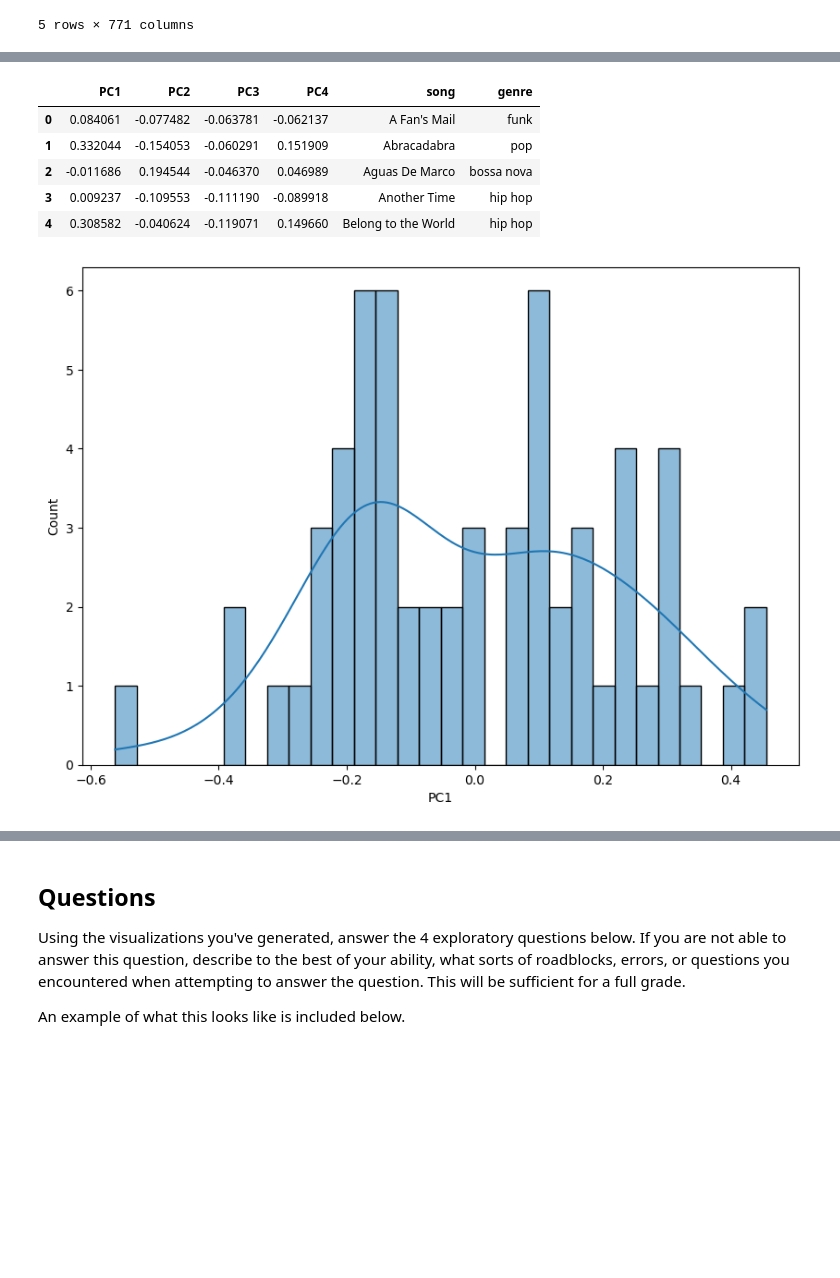
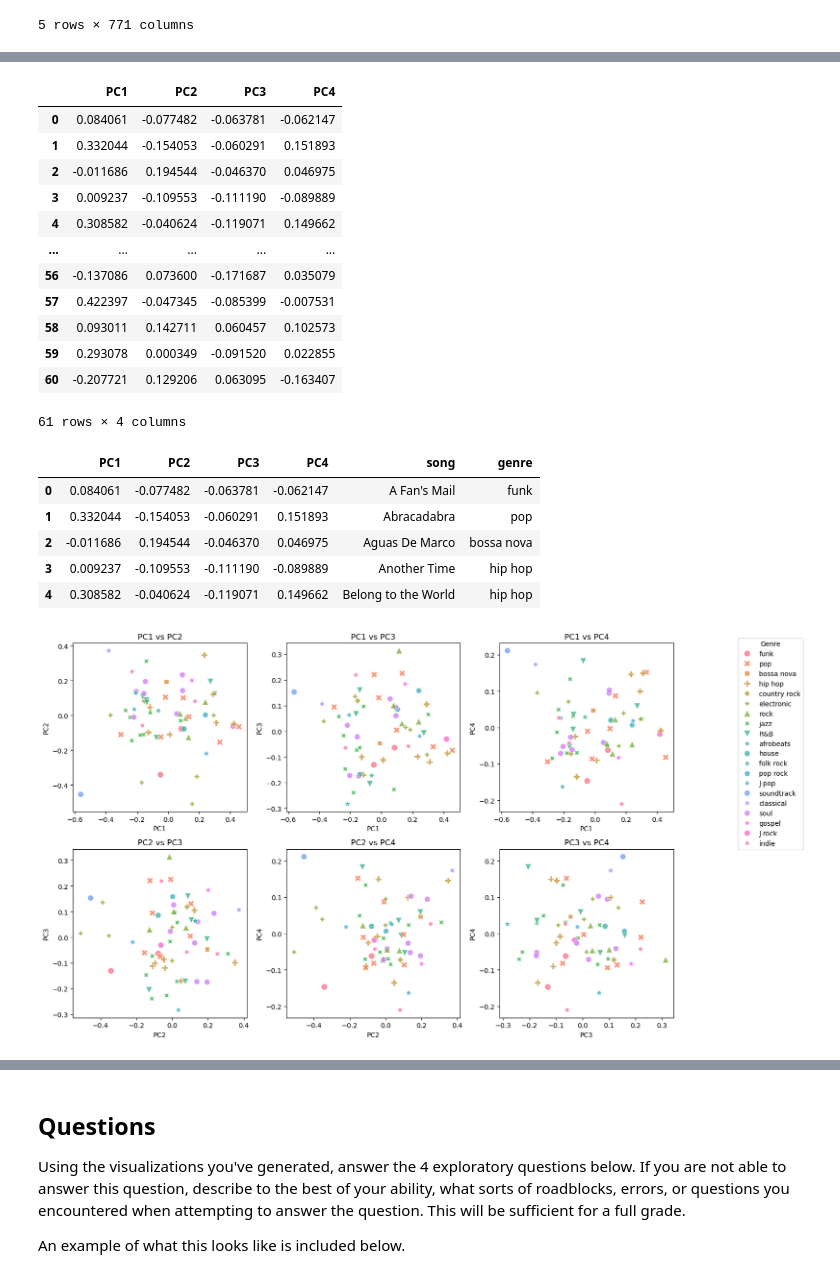
Before and after one commit to DataEden/unsupervised-music-recommender, a Jupyter notebook: notebooks/eda.ipynb, the cells around one changed output, grey strips where cells are left out. Drawn from its saved outputs; the diff is of its cells as text; code cells hidden in the pictures; blank space fills up the shorter version.

```diff
--- a/notebooks/eda.ipynb
+++ b/notebooks/eda.ipynb
@@ -63,11 +52,10 @@ Name: song, Length: 61, dtype: object
 # %%
 # TODO: Using PCA, decompose your embeddings into 4 components for easy visualization
-pca = PCA(n_components=4)
+pca = PCA(n_components=4, svd_solver="randomized")
 
 # TODO: fit & transform your predictors
 x_transformed = pca.fit_transform(X)
 
 # TODO: view your PCA components
-pca_df = pd.DataFrame(data=x_transformed, columns=[f'PC{i+1}' for i in range(4)])
-pca_df
+x_transformed
 # %% [output]
@@ -87,3 +79,20 @@ pca_df
+# %%
+pca_df = pd.DataFrame(data=x_transformed, columns=[f'PC{i+1}' for i in range(4)])
+pca_df
+# %% [output]
+|  | PC1 | PC2 | PC3 | PC4 |
+| 0 | 0.084061 | -0.077482 | -0.063781 | -0.062147 |
+| 1 | 0.332044 | -0.154053 | -0.060291 | 0.151893 |
+| 2 | -0.011686 | 0.194544 | -0.046370 | 0.046975 |
+| 3 | 0.009237 | -0.109553 | -0.111190 | -0.089889 |
+| 4 | 0.308582 | -0.040624 | -0.119071 | 0.149662 |
+| ... | ... | ... | ... | ... |
+| 56 | -0.137086 | 0.073600 | -0.171687 | 0.035079 |
+| 57 | 0.422397 | -0.047345 | -0.085399 | -0.007531 |
+| 58 | 0.093011 | 0.142711 | 0.060457 | 0.102573 |
+| 59 | 0.293078 | 0.000349 | -0.091520 | 0.022855 |
+| 60 | -0.207721 | 0.129206 | 0.063095 | -0.163407 |
+61 rows × 4 columns
 # %%
 # TODO: transform your X_pca variable into a dataframe
 pca_df = pd.DataFrame(data=x_transformed, columns=[f'PC{i+1}' for i in range(4)])
@@ -95,16 +104,43 @@ merged_df = pd.concat([pca_df, song_names, genres], axis=1)
 merged_df.head()
 # %% [output]
 |  | PC1 | PC2 | PC3 | PC4 | song | genre |
-| 0 | 0.084061 | -0.077482 | -0.063781 | -0.062137 | A Fan's Mail | funk |
-| 1 | 0.332044 | -0.154053 | -0.060291 | 0.151909 | Abracadabra | pop |
-| 2 | -0.011686 | 0.194544 | -0.046370 | 0.046989 | Aguas De Marco | bossa nova |
-| 3 | 0.009237 | -0.109553 | -0.111190 | -0.089918 | Another Time | hip hop |
-| 4 | 0.308582 | -0.040624 | -0.119071 | 0.149660 | Belong to the World | hip hop |
+| 0 | 0.084061 | -0.077482 | -0.063781 | -0.062147 | A Fan's Mail | funk |
+| 1 | 0.332044 | -0.154053 | -0.060291 | 0.151893 | Abracadabra | pop |
+| 2 | -0.011686 | 0.194544 | -0.046370 | 0.046975 | Aguas De Marco | bossa nova |
+| 3 | 0.009237 | -0.109553 | -0.111190 | -0.089889 | Another Time | hip hop |
+| 4 | 0.308582 | -0.040624 | -0.119071 | 0.149662 | Belong to the World | hip hop |
 # %%
-# TODO: BEGIN YOUR EDA! Create as many code-blocks as you need to answer your questions below
-# histogram of pca_df
-plt.figure(figsize=(10 ,7))
-sns.histplot(data=pca_df, x='PC1', kde=True, bins=30)
+import itertools
+import matplotlib.pyplot as plt
+import seaborn as sns
+
+pc_cols = [c for c in ['PC1','PC2','PC3','PC4'] if c in merged_df.columns]
+pairs = list(itertools.combinations(pc_cols, 2))
+
+ncols = 3
+nrows = (len(pairs) + ncols - 1) // ncols
+fig, axes = plt.subplots(nrows, ncols, figsize=(5.5*ncols, 4.4*nrows), squeeze=False)
+
+last_ax = None
+for i, (x, y) in enumerate(pairs):
+    ax = axes[i // ncols, i % ncols]
+    sns.scatterplot(data=merged_df, x=x, y=y, hue='genre', style='genre', s=90, alpha=0.75, ax=ax)
+    ax.set_title(f'{x} vs {y}')
+    last_ax = ax
+
+# grab handles/labels once, then remove per-axes legends
+handles, labels = last_ax.get_legend_handles_labels()
+for ax in axes.flat:
+    leg = ax.get_legend()
+    if leg: leg.remove()
+
+# hide unused subplots
+for j in range(len(pairs), nrows*ncols):
+    axes[j // ncols, j % ncols].axis('off')
+
+# single legend at top-right of the figure
+plt.tight_layout(rect=[0, 0, 0.82, 1])  # leave space on the right
+fig.legend(handles, labels, loc='upper right', bbox_to_anchor=(0.98, 0.98), title='Genre', frameon=True)
 plt.show()
 # %% [output]
-[figure, old version]
+[figure, new version]
```
Also changed, not shown: parts of 5 cells of this notebook.
